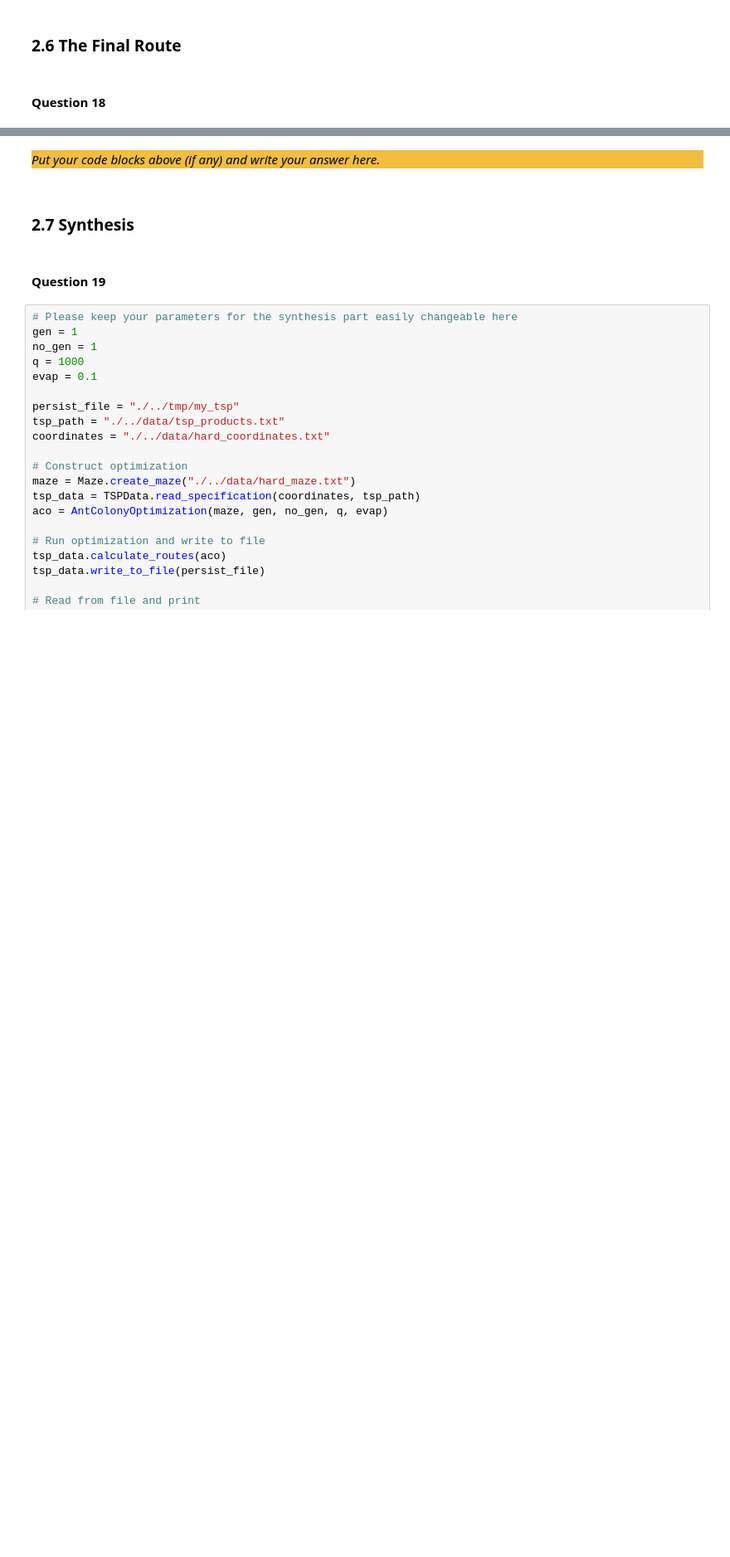
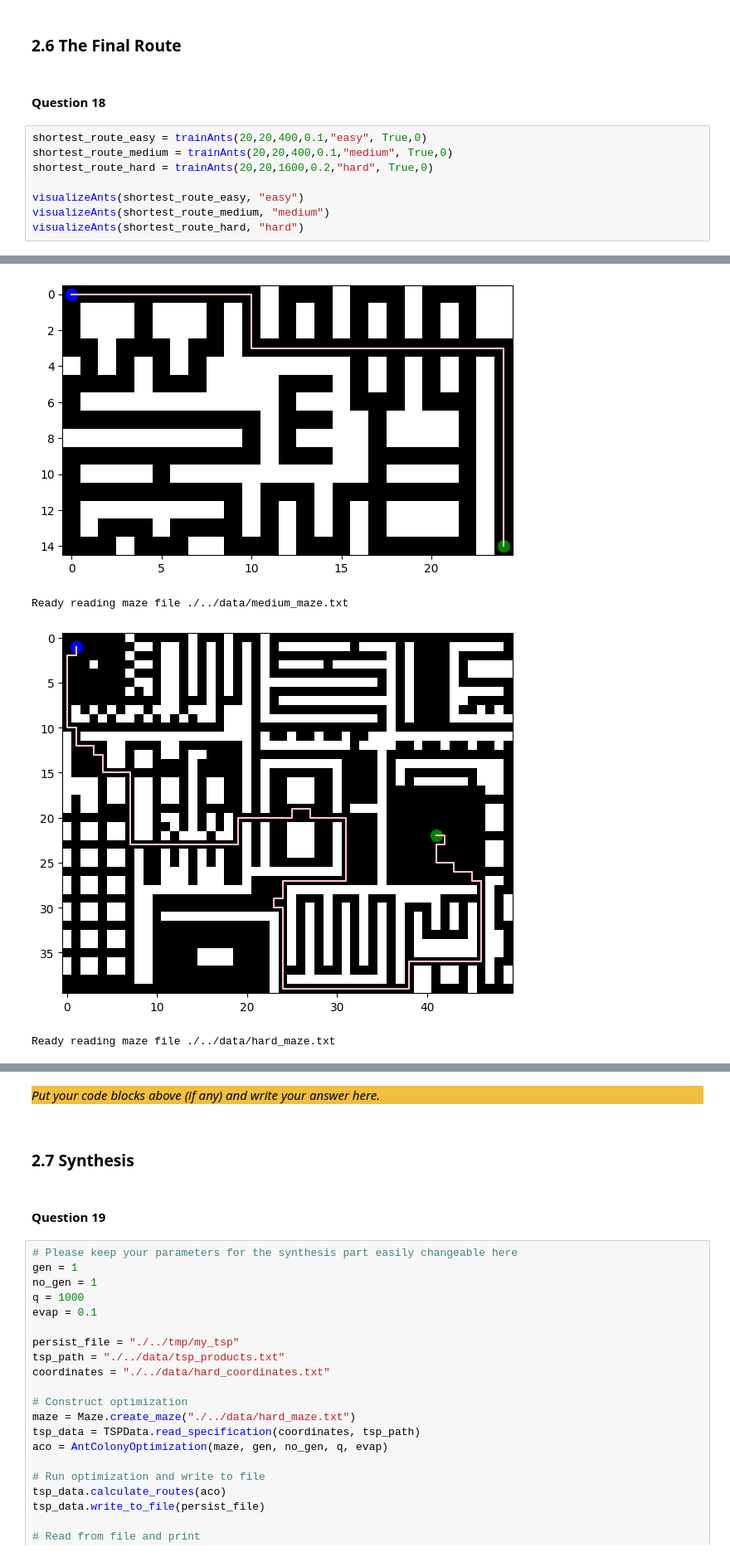
Before and after one commit to CtrlandAlt/IC_Project2, a Jupyter notebook: src/Main.ipynb, the cells around one changed output, grey strips where cells are left out. Shown at 83% size. Cells and saved outputs as stored; diff of their text form; blank space fills up the shorter version.

```diff
--- a/src/Main.ipynb
+++ b/src/Main.ipynb
@@ -1042,3 +1074,12 @@ _Put your code blocks above (if any) and write your answer here._
 ### 2.6 The Final Route
 # %% [markdown]
 #### Question 18
+# %%
+shortest_route_easy = trainAnts(20,20,400,0.1,"easy", True,0)
+shortest_route_medium = trainAnts(20,20,400,0.1,"medium", True,0)
+shortest_route_hard = trainAnts(20,20,1600,0.2,"hard", True,0)
+
+visualizeAnts(shortest_route_easy, "easy")
+visualizeAnts(shortest_route_medium, "medium")
+visualizeAnts(shortest_route_hard, "hard")
+# %% [output]
@@ -1044,0 +1103,4 @@ _Put your code blocks above (if any) and write your answer here._
+[figure, added]
+Ready reading maze file ./../data/medium_maze.txt
+[figure, added]
+Ready reading maze file ./../data/hard_maze.txt
```
Also changed, not shown: parts of 19 cells of this notebook, 3 other files.
